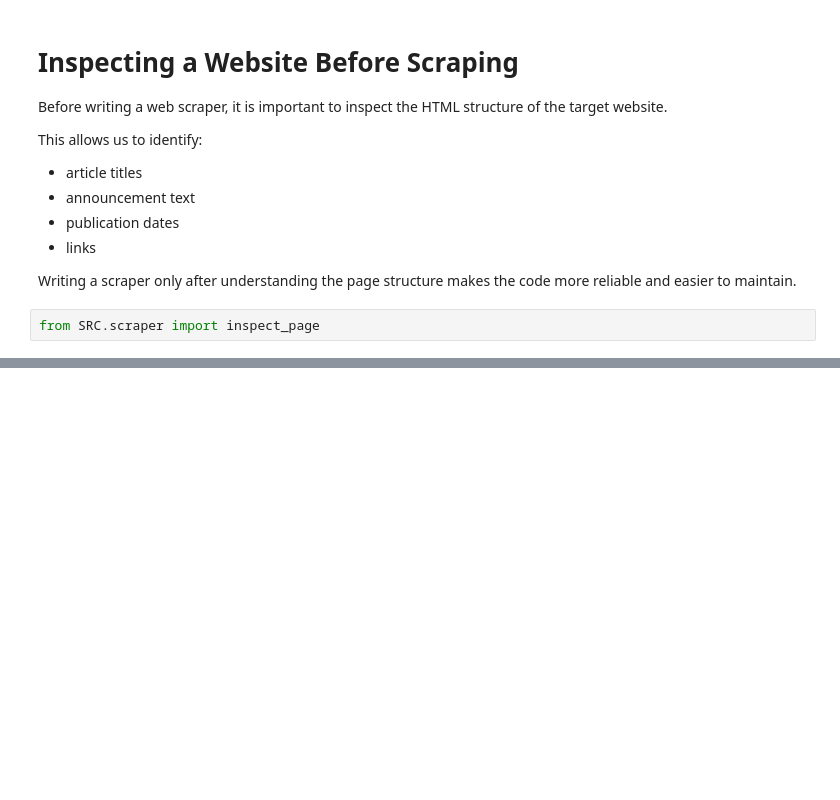
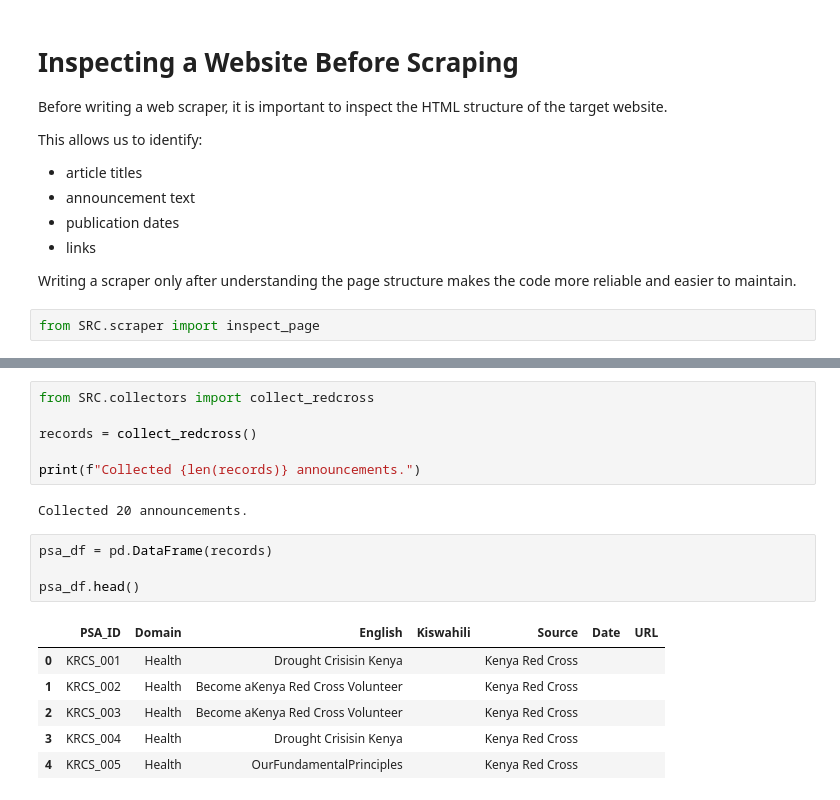
Before and after one commit to LEVIN0/Machine_Translation_For_PSA_Group10, a Jupyter notebook: Notebooks/Data preparation.ipynb, the cells around one changed output, grey strips where cells are left out. Drawn from its saved outputs; the diff is of its cells as text; blank space fills up the shorter version.

```diff
--- a/Notebooks/Data preparation.ipynb
+++ b/Notebooks/Data preparation.ipynb
@@ -262,0 +286,19 @@ pd.DataFrame(articles).head(10)
+# %%
+from SRC.collectors import collect_redcross
+
+records = collect_redcross()
+
+print(f"Collected {len(records)} announcements.")
+# %% [output]
+Collected 20 announcements.
+# %%
+psa_df = pd.DataFrame(records)
+
+psa_df.head()
+# %% [output]
+|  | PSA_ID | Domain | English | Kiswahili | Source | Date | URL |
+| 0 | KRCS_001 | Health | Drought Crisisin Kenya |  | Kenya Red Cross |  |  |
+| 1 | KRCS_002 | Health | Become aKenya Red Cross Volunteer |  | Kenya Red Cross |  |  |
+| 2 | KRCS_003 | Health | Become aKenya Red Cross Volunteer |  | Kenya Red Cross |  |  |
+| 3 | KRCS_004 | Health | Drought Crisisin Kenya |  | Kenya Red Cross |  |  |
+| 4 | KRCS_005 | Health | OurFundamentalPrinciples |  | Kenya Red Cross |  |  |
```
Also changed, not shown: parts of 8 cells of this notebook, 9 other files.
